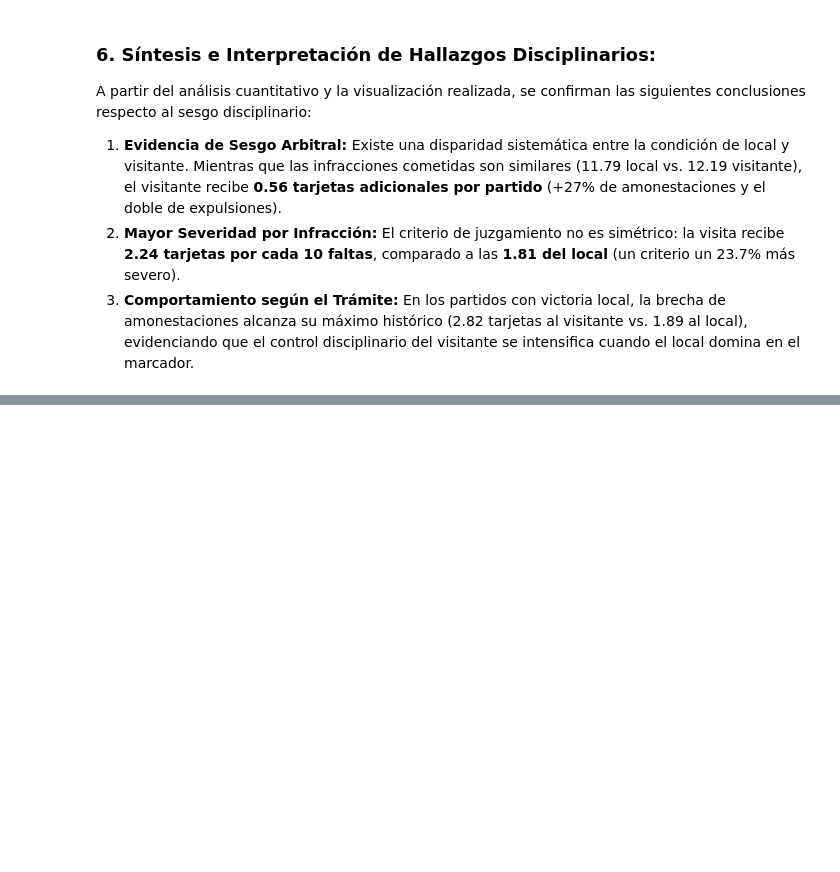
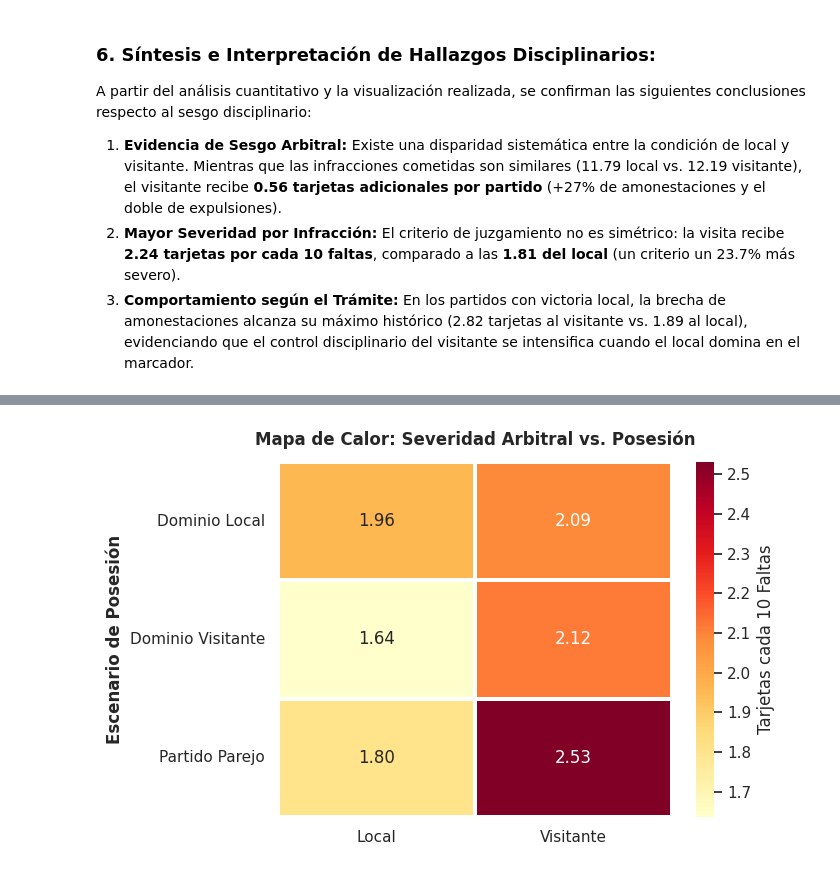
Before and after one commit to santiagoleguizamon10/TP-labo, a Jupyter notebook: notebooks/analisis_disciplina.ipynb, the cells around one changed output, grey strips where cells are left out. Cells and saved outputs as stored; diff of their text form; code cells hidden in the pictures; blank space fills up the shorter version.

Commit message:
Se agrega complemento de como se inclina la cancha en función de la posesión

```diff
--- a/notebooks/analisis_disciplina.ipynb
+++ b/notebooks/analisis_disciplina.ipynb
@@ -185,0 +200,25 @@ A partir del análisis cuantitativo y la visualización realizada, se confirman
+# %%
+# 7. Análisis del impacto del dominio de la posesión sobre el criterio disciplinario.
+# B) Clasificación de los partidos según la posesión de balón
+condiciones_posesion = [
+    df['Posesion_L_num'] > 55,
+    df['Posesion_V_num'] > 55
+]
+opciones_posesion = ['Dominio Local', 'Dominio Visitante']
+
+df['Escenario_Posesion'] = np.select(condiciones_posesion, opciones_posesion, default='Partido Parejo')
+
+# C) Agrupamiento por escenario de posesión para calcular promedios
+analisis_posesion_disciplina = df.groupby('Escenario_Posesion')[
+    ['Faltas (L)', 'Faltas (V)', 'Ratio_Tarj_Falta_L', 'Ratio_Tarj_Falta_V']
+].mean()
+
+# D) Escalamiento de ratios a 'Tarjetas cada 10 Faltas'
+analisis_posesion_disciplina['Severidad_Local (Tarj/10 F)'] = analisis_posesion_disciplina['Ratio_Tarj_Falta_L'] * 10
+analisis_posesion_disciplina['Severidad_Visita (Tarj/10 F)'] = analisis_posesion_disciplina['Ratio_Tarj_Falta_V'] * 10
+
+# E) Visualización en pantalla de la Tabla 3
+print("=== TABLA 3: SEVERIDAD DISCIPLINARIA SEGÚN EL DOMINIO DE LA POSESIÓN ===")
+display(analisis_posesion_disciplina[[
+    'Faltas (L)', 'Faltas (V)', 'Severidad_Local (Tarj/10 F)', 'Severidad_Visita (Tarj/10 F)'
+]].round(2))
@@ -185,0 +232,18 @@ A partir del análisis cuantitativo y la visualización realizada, se confirman
+# %%
+
+
+# Extraer solo las columnas de severidad para la matriz
+matriz_severidad = analisis_posesion_disciplina[['Severidad_Local (Tarj/10 F)', 'Severidad_Visita (Tarj/10 F)']]
+matriz_severidad.columns = ['Local', 'Visitante']
+
+plt.figure(figsize=(7, 4.5))
+sns.heatmap(matriz_severidad, annot=True, fmt=".2f", cmap="YlOrRd", cbar_kws={'label': 'Tarjetas cada 10 Faltas'}, linewidths=1.5)
+
+plt.title('Mapa de Calor: Severidad Arbitral vs. Posesión', fontsize=12, fontweight='bold', pad=12)
+plt.ylabel('Escenario de Posesión', fontweight='bold')
+plt.tight_layout()
+
+plt.savefig('heatmap_posesion_severidad.png', dpi=300)
+plt.show()
+# %% [output]
+[figure, added]
```
Also changed, not shown: parts of 5 cells of this notebook.
